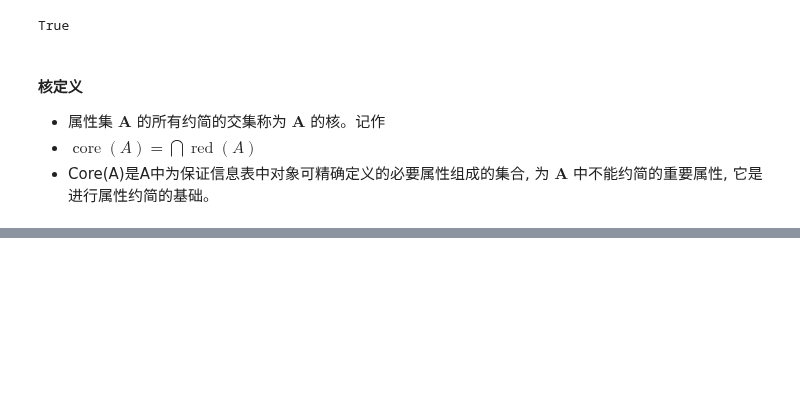
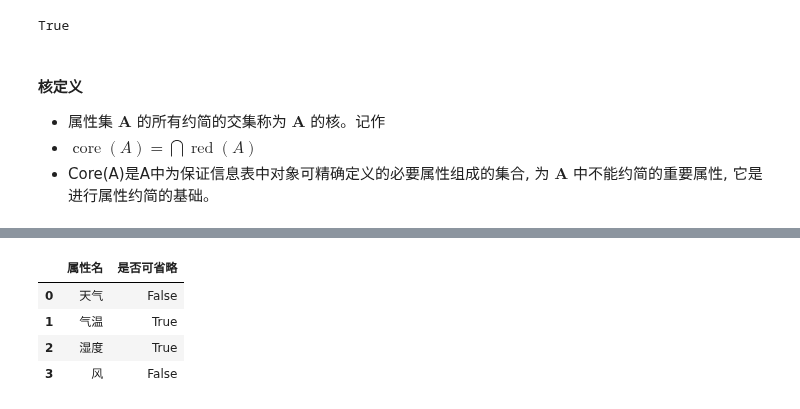
Before and after one commit to YiyaoZhang9527/Algorithm-class-at-Huai-Vocational-College, a Jupyter notebook: 数据预处理/特征选择/离散特征选择方法/粗糙集属性约减/粗糙集基础知识.ipynb, the cells around one changed output, grey strips where cells are left out. Saved outputs shown, nothing was run; the diff lists cells and outputs as text; code cells hidden in the pictures; blank space fills up the shorter version.

```diff
--- a/数据预处理/特征选择/离散特征选择方法/粗糙集属性约减/粗糙集基础知识.ipynb
+++ b/数据预处理/特征选择/离散特征选择方法/粗糙集属性约减/粗糙集基础知识.ipynb
@@ -784,4 +781,0 @@ Kernel(U=U,R=R,A=A,out_dataframe=True)
-# %%
-# C = ["天气","气温","湿度","风"]
-IND_C = IND(U=U,R=R,A=C,out_dataframe=True)["等价类对象"]
-IND_C
@@ -804,4 +781,0 @@ Name: 等价类对象, dtype: object
-# %%
-D = ["类别"]
-IND_D = IND(U=U,R=R,A=D,out_dataframe=True)["等价类对象"]
-IND_D
@@ -825,6 +781,0 @@ Name: 正域, dtype: object
-# %%
-for a in C:
-    Ca = list(C)
-    Ca.remove(str(a))
-    INDCai = IND(U=U,R=R,A=Ca,out_dataframe=True)["等价类对象"]
-    print(INDCai)
@@ -848,0 +826,58 @@ Name: 等价类对象, dtype: object
+# %%
+def lower_app(set1,set2):
+    """求核用的下近似函数
+
+    Args:
+        set1 (_type_): _description_
+        set2 (_type_): _description_
+
+    Returns:
+        _type_: _description_
+    """
+    return_eq = {"集合1":[],"集合2":[],"下近似":[]}
+    for s1 in set1:
+        for s2 in set2:
+            m = len(s2)
+            is_subsets = np.in1d(s2,s1).sum()==m
+            if is_subsets:
+                for e in s2:
+                    return_eq["下近似"].append(e)
+    return set(sorted(return_eq["下近似"]))
+
+def Core(U,R,C,D,out_dataframe=None):
+    """求核
+
+    Args:
+        U (_type_): _description_
+        R (_type_): _description_
+        C (_type_): _description_
+        D (_type_): _description_
+        out_dataframe (_type_, optional): _description_. Defaults to None.
+
+    Returns:
+        _type_: _description_
+    """
+    PoscD = [v for k,v in Pos_C(U=U,R=R,D=D,C=C).items()]
+    return_eq = {"属性名":[],"是否可省略":[]}
+    Uij = set(np.ravel(U[:,:1]))
+    for a in C:
+        Ca = list(C)
+        Ca.remove(str(a))
+        INDCai = IND(U=U,R=R,A=Ca)["等价类对象"]
+        lower_set = lower_app(set1=PoscD,set2=INDCai)
+
+        isCore = lower_set== Uij
+        return_eq["属性名"].append(a)
+        return_eq["是否可省略"].append(isCore)
+    if out_dataframe:
+        return pd.DataFrame(return_eq)
+    return return_eq
+
+D = ["类别"]
+Core(U,R,C,D,out_dataframe=True)
+# %% [output]
+|  | 属性名 | 是否可省略 |
+| 0 | 天气 | False |
+| 1 | 气温 | True |
+| 2 | 湿度 | True |
+| 3 | 风 | False |
```
Also changed, not shown: parts of 9 cells of this notebook.
